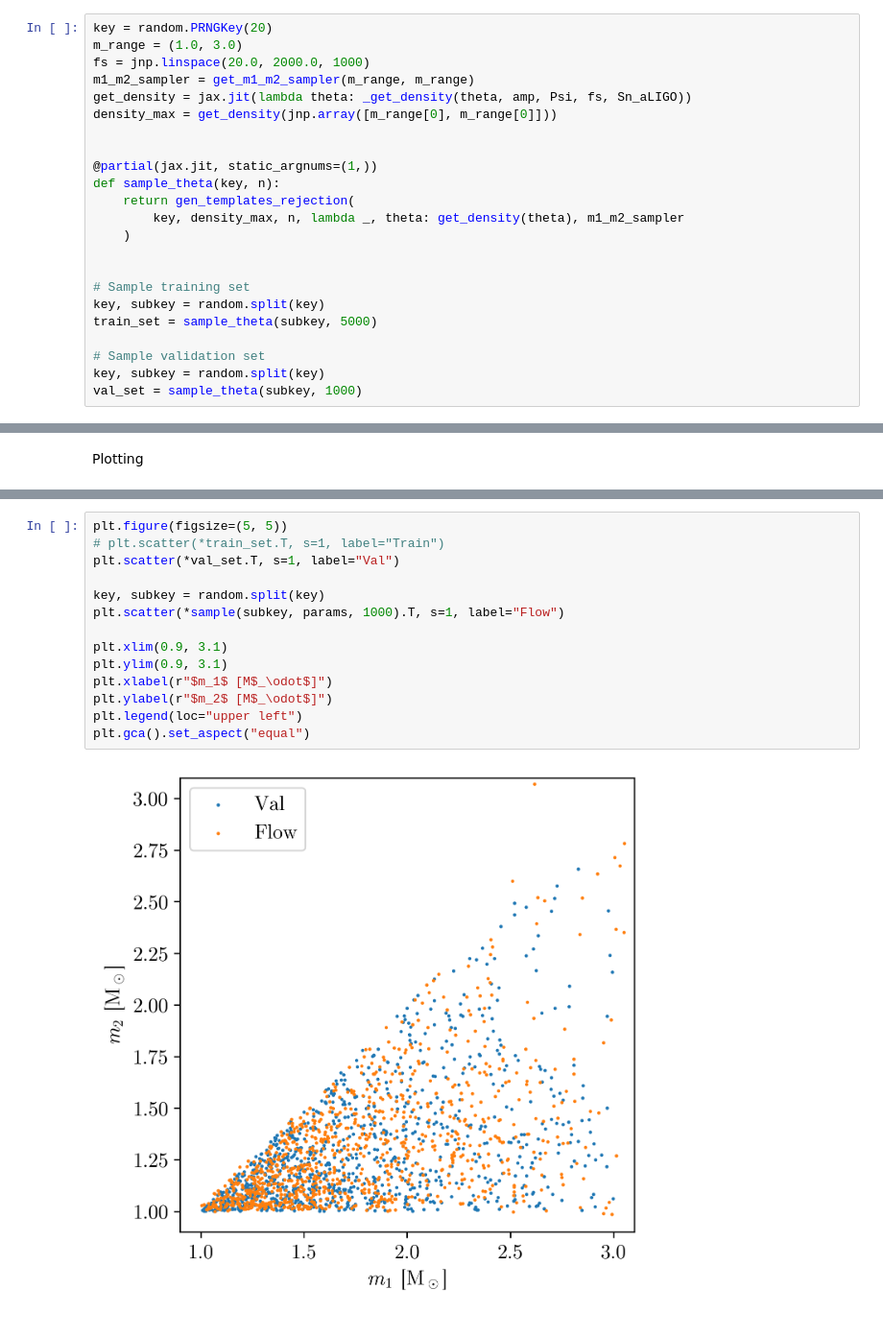
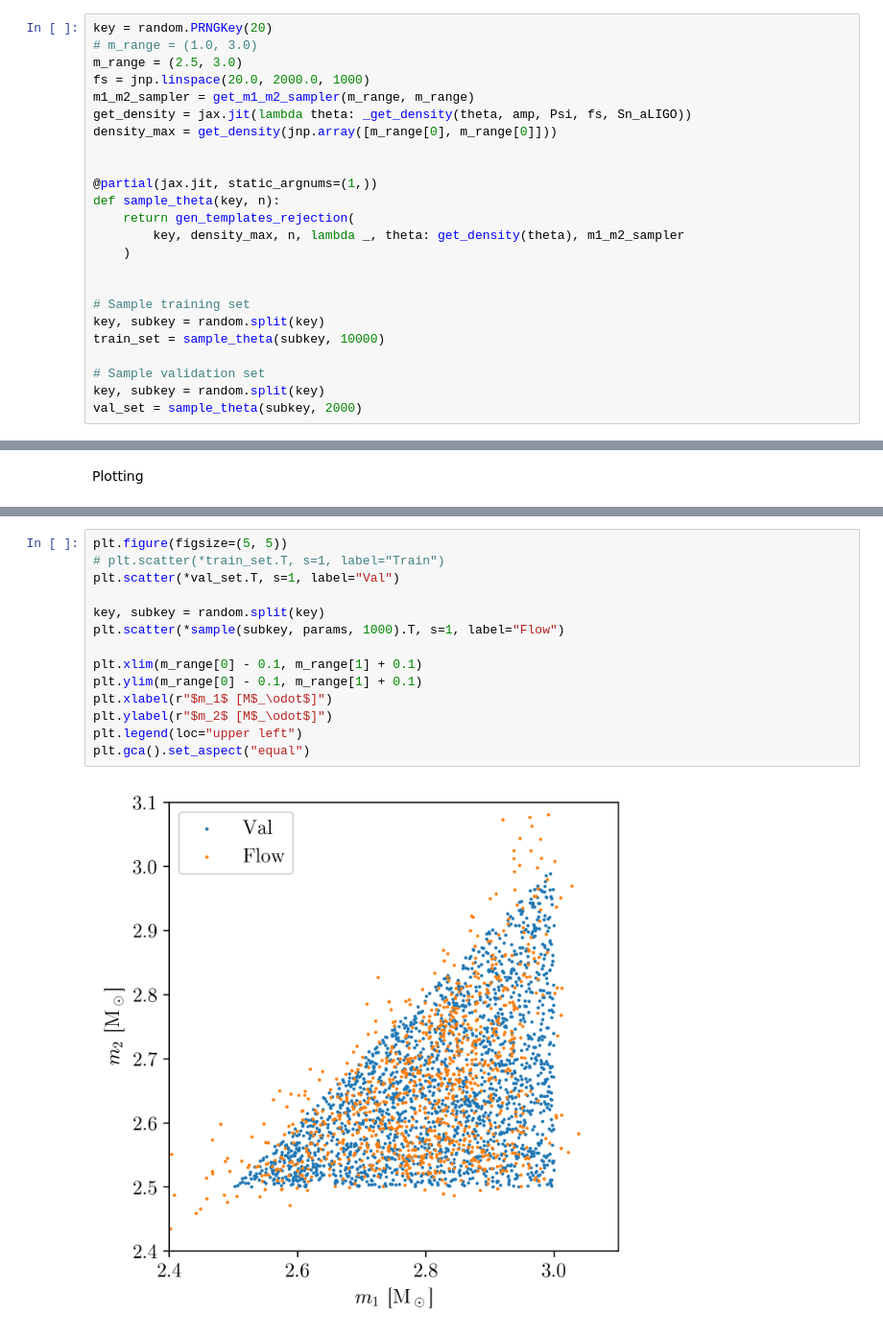
Before and after one commit to WuShichao/diffbank_old, a Jupyter notebook: notebooks/flows.ipynb, the cells around one changed output, grey strips where cells are left out. Shown at 96% size. Cells and saved outputs as stored; diff of their text form.

```diff
--- a/notebooks/flows.ipynb
+++ b/notebooks/flows.ipynb
@@ -23,7 +31,8 @@ Generate training data and fit flow
 t_start = time.time()
 # %%
 key = random.PRNGKey(20)
-m_range = (1.0, 3.0)
+# m_range = (1.0, 3.0)
+m_range = (2.5, 3.0)
 fs = jnp.linspace(20.0, 2000.0, 1000)
 m1_m2_sampler = get_m1_m2_sampler(m_range, m_range)
 get_density = jax.jit(lambda theta: _get_density(theta, amp, Psi, fs, Sn_aLIGO))
@@ -39,8 +48,8 @@ def sample_theta(key, n):
 
 # Sample training set
 key, subkey = random.split(key)
-train_set = sample_theta(subkey, 5000)
+train_set = sample_theta(subkey, 10000)
 
 # Sample validation set
 key, subkey = random.split(key)
-val_set = sample_theta(subkey, 1000)
+val_set = sample_theta(subkey, 2000)
@@ -130,16 +137,16 @@ plt.gca().set_aspect("equal")
 # %%
 plt.figure(figsize=(5, 5))
 # plt.scatter(*train_set.T, s=1, label="Train")
 plt.scatter(*val_set.T, s=1, label="Val")
 
 key, subkey = random.split(key)
 plt.scatter(*sample(subkey, params, 1000).T, s=1, label="Flow")
 
-plt.xlim(0.9, 3.1)
-plt.ylim(0.9, 3.1)
+plt.xlim(m_range[0] - 0.1, m_range[1] + 0.1)
+plt.ylim(m_range[0] - 0.1, m_range[1] + 0.1)
 plt.xlabel(r"$m_1$ [M$_\odot$]")
 plt.ylabel(r"$m_2$ [M$_\odot$]")
 plt.legend(loc="upper left")
 plt.gca().set_aspect("equal")
 # %% [output]
-[figure, old version]
+[figure, new version]
```
Also changed, not shown: parts of 47 cells of this notebook.
